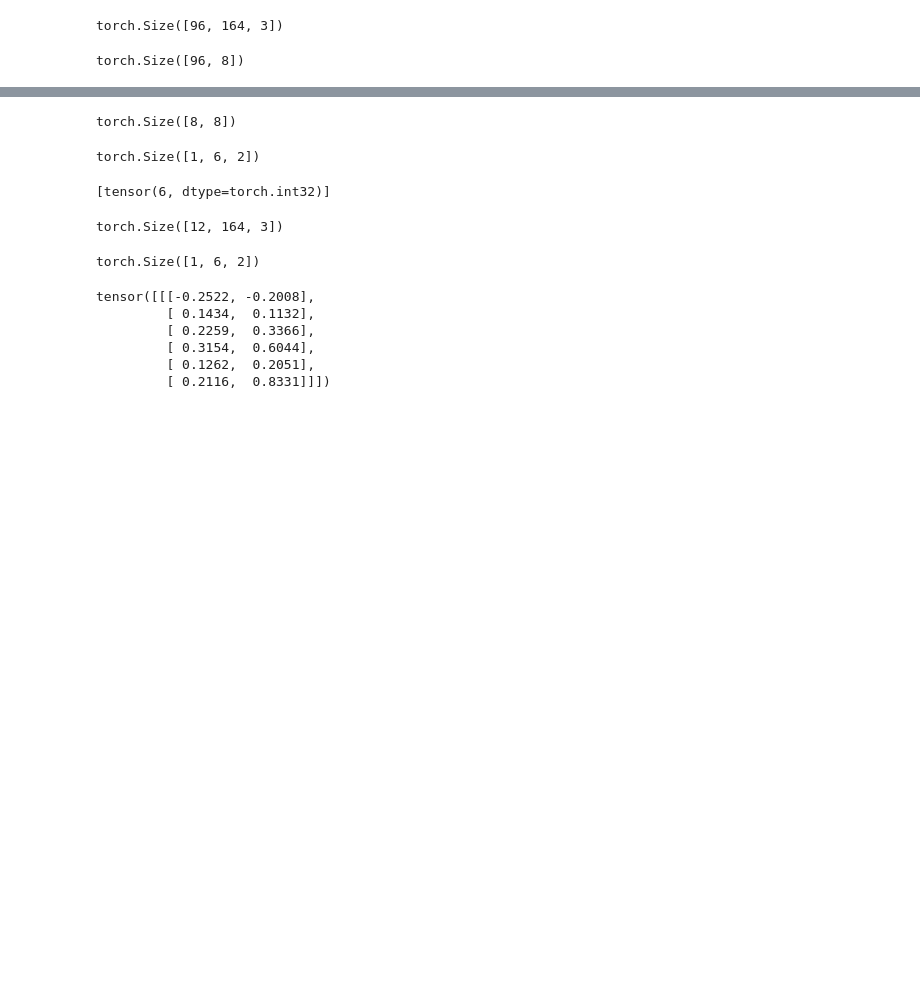
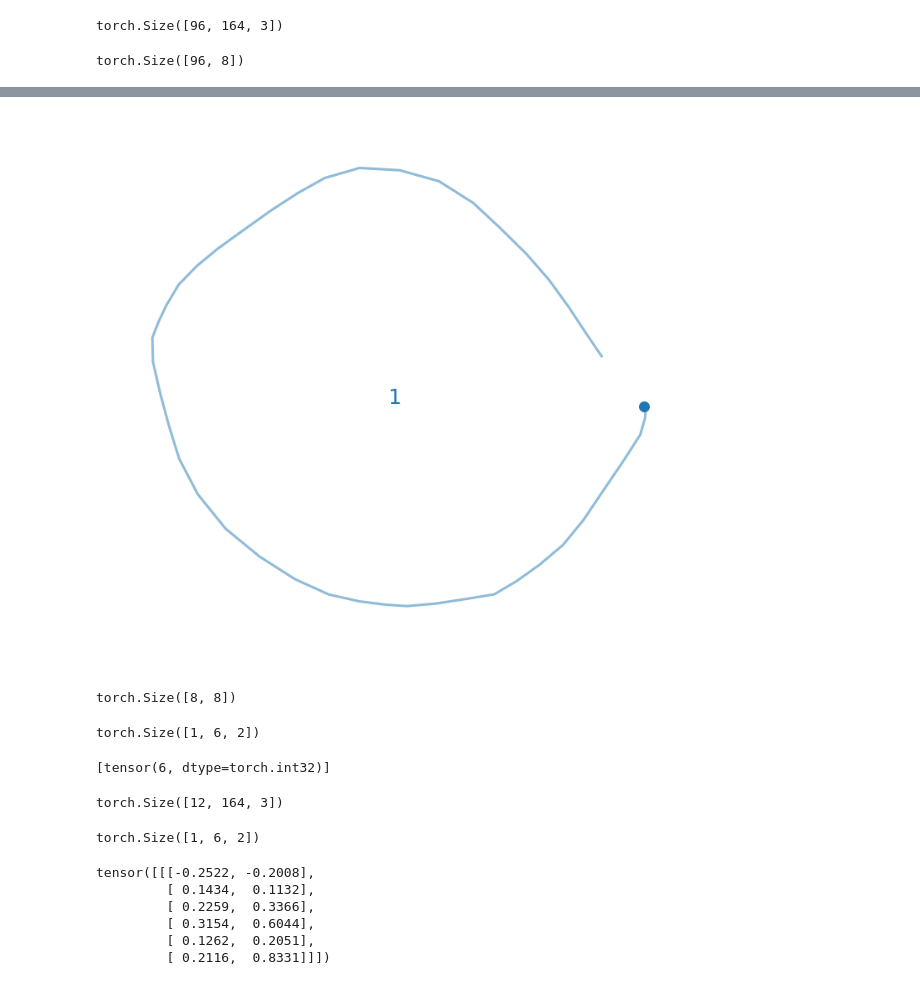
Before and after one commit to IAmigos/CoSE-pytorch, a Jupyter notebook: prueba_eval_and_drawing.ipynb, the cells around one changed output, grey strips where cells are left out. Cells and saved outputs as stored; diff of their text form; code cells hidden in the pictures; blank space fills up the shorter version.

```diff
--- a/prueba_eval_and_drawing.ipynb
+++ b/prueba_eval_and_drawing.ipynb
@@ -99,3 +136,8 @@ torch.Size([96, 8])
+# %%
+np_fig,fig_out, _ = transform_strokes_to_image(recon_stroke_.cpu().detach(), [45], start_coord[i].unsqueeze(dim = 0).cpu().detach(),
+                                    mean_channel, std_channel, None, log_dir, 'noutput_pruebas', square_figure=True, alpha=0.5, highlight_start=True)
+# %% [output]
+[figure, added]
 # %%
 diagram_embedding, padded_max_num_strokes, _, num_diagrams = reshape_stroke2diagram(encoder_out,num_strokes)
 # %%
```
Also changed, not shown: parts of 8 cells of this notebook, 2 other files.
